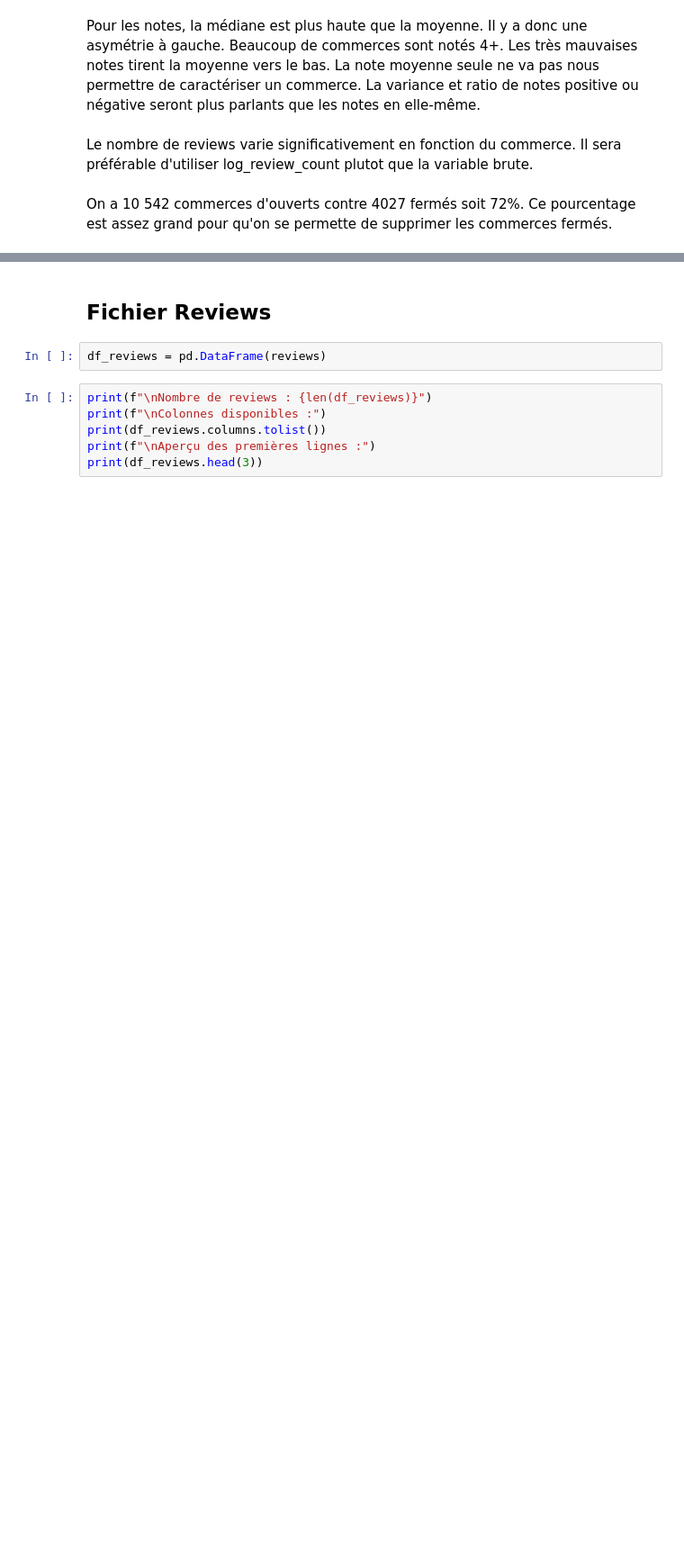
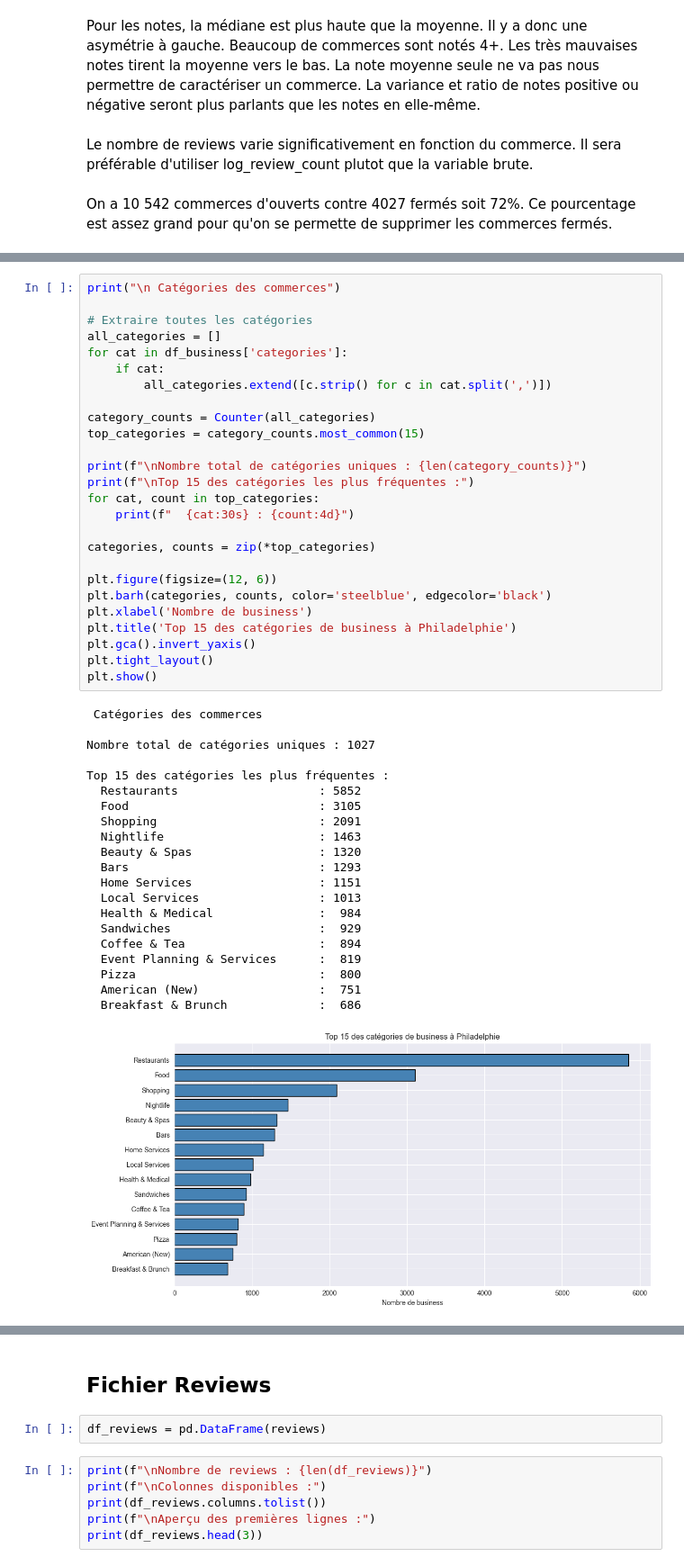
Before and after one commit to TaniaAdmane/Multimodal-clustering-of-yelp-data, a Jupyter notebook: Analyse descriptive.ipynb, the cells around one changed output, grey strips where cells are left out. Shown at 90% size. Cells and saved outputs as stored; diff of their text form; blank space fills up the shorter version.

```diff
--- a/Analyse descriptive.ipynb
+++ b/Analyse descriptive.ipynb
@@ -141,0 +144,48 @@ plt.show()
+# %%
+print("\n Catégories des commerces")
+
+# Extraire toutes les catégories
+all_categories = []
+for cat in df_business['categories']:
+    if cat:
+        all_categories.extend([c.strip() for c in cat.split(',')])
+
+category_counts = Counter(all_categories)
+top_categories = category_counts.most_common(15)
+
+print(f"\nNombre total de catégories uniques : {len(category_counts)}")
+print(f"\nTop 15 des catégories les plus fréquentes :")
+for cat, count in top_categories:
+    print(f"  {cat:30s} : {count:4d}")
+
+categories, counts = zip(*top_categories)
+
+plt.figure(figsize=(12, 6))
+plt.barh(categories, counts, color='steelblue', edgecolor='black')
+plt.xlabel('Nombre de business')
+plt.title('Top 15 des catégories de business à Philadelphie')
+plt.gca().invert_yaxis()
+plt.tight_layout()
+plt.show()
+# %% [output]
+ Catégories des commerces
+
+Nombre total de catégories uniques : 1027
+
+Top 15 des catégories les plus fréquentes :
+  Restaurants                    : 5852
+  Food                           : 3105
+  Shopping                       : 2091
+  Nightlife                      : 1463
+  Beauty & Spas                  : 1320
+  Bars                           : 1293
+  Home Services                  : 1151
+  Local Services                 : 1013
+  Health & Medical               :  984
+  Sandwiches                     :  929
+  Coffee & Tea                   :  894
+  Event Planning & Services      :  819
+  Pizza                          :  800
+  American (New)                 :  751
+  Breakfast & Brunch             :  686
+[figure, added]
```
Also changed, not shown: parts of 21 cells of this notebook, 9 other files.
